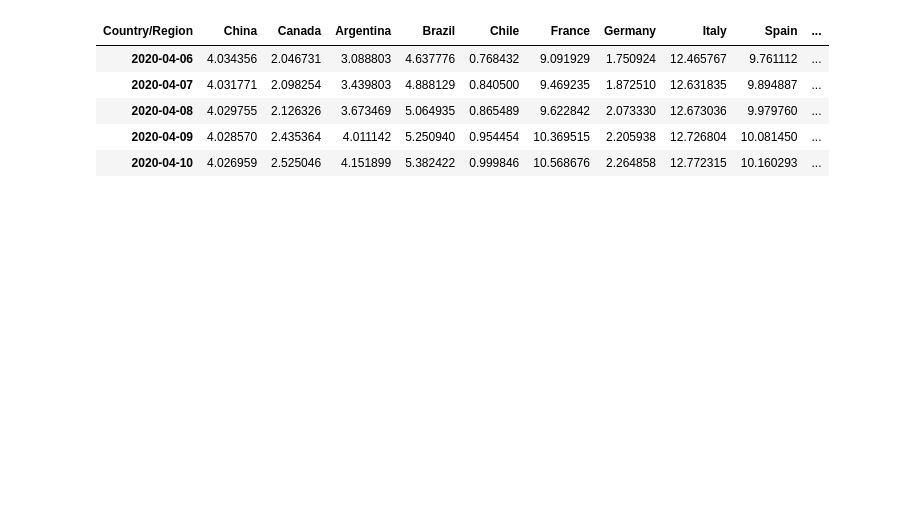
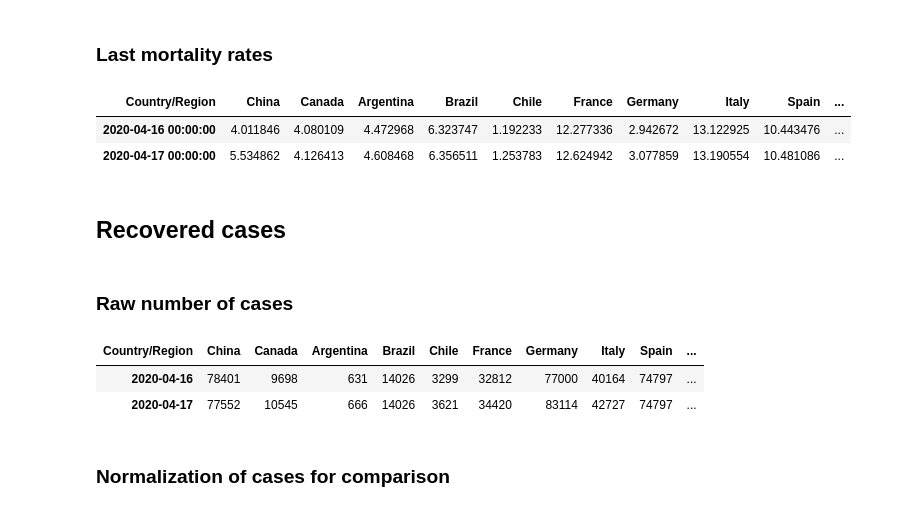
Before and after one commit to ymarsaud/covid, a Jupyter notebook: covid_analysis.ipynb, the cells around one changed output. Cells and saved outputs as stored; diff of their text form; code cells hidden in the pictures; blank space fills up the shorter version.

```diff
--- a/covid_analysis.ipynb
+++ b/covid_analysis.ipynb
@@ -90,5 +173,5 @@ confirmed = prepare_data(data_confirmed,pays,to_agregate)
 # %%
-confirmed_norm = normalize_and_timeserie(confirmed,n)
-title = "Covid-19 : Confirmed cases for "+str(10**n)
-confirmed_norm.plot(title=title)
+confirmed_norm = normalize(confirmed,n)
+#confirmed_norm.plot(title=title)
+plot_with_plotly(confirmed_norm,meta)
 # %% [output]
@@ -115,5 +198,5 @@ death = prepare_data(data,pays,to_agregate)
 # %%
-death_norm = normalize_and_timeserie(death,n)
-title = "Covid-19 : Death cases for "+str(10**n)
-death_norm.plot(title=title)
+death_norm = normalize(death,n)
+#death_norm.plot(title=title)
+plot_with_plotly(death_norm,meta)
 # %% [output]
@@ -140,9 +218,10 @@ death_rate.plot(title = title)
+# %% [markdown]
+### Last mortality rates
 # %%
-death_rate.tail()
+death_rate.tail(2)
 # %% [output]
 | Country/Region | China | Canada | Argentina | Brazil | Chile | France | Germany | Italy | Spain | ... |
-| 2020-04-06 | 4.034356 | 2.046731 | 3.088803 | 4.637776 | 0.768432 | 9.091929 | 1.750924 | 12.465767 | 9.761112 | ... |
-| 2020-04-07 | 4.031771 | 2.098254 | 3.439803 | 4.888129 | 0.840500 | 9.469235 | 1.872510 | 12.631835 | 9.894887 | ... |
-| 2020-04-08 | 4.029755 | 2.126326 | 3.673469 | 5.064935 | 0.865489 | 9.622842 | 2.073330 | 12.673036 | 9.979760 | ... |
-| 2020-04-09 | 4.028570 | 2.435364 | 4.011142 | 5.250940 | 0.954454 | 10.369515 | 2.205938 | 12.726804 | 10.081450 | ... |
-| 2020-04-10 | 4.026959 | 2.525046 | 4.151899 | 5.382422 | 0.999846 | 10.568676 | 2.264858 | 12.772315 | 10.160293 | ... |
+| 2020-04-16 00:00:00 | 4.011846 | 4.080109 | 4.472968 | 6.323747 | 1.192233 | 12.277336 | 2.942672 | 13.122925 | 10.443476 | ... |
+| 2020-04-17 00:00:00 | 5.534862 | 4.126413 | 4.608468 | 6.356511 | 1.253783 | 12.624942 | 3.077859 | 13.190554 | 10.481086 | ... |
+# %% [markdown]
+## Recovered cases
@@ -148,0 +231,10 @@ death_rate.tail()
+# %% [markdown]
+### Raw number of cases
+# %%
+recovered.transpose().tail(2)
+# %% [output]
+| Country/Region | China | Canada | Argentina | Brazil | Chile | France | Germany | Italy | Spain | ... |
+| 2020-04-16 | 78401 | 9698 | 631 | 14026 | 3299 | 32812 | 77000 | 40164 | 74797 | ... |
+| 2020-04-17 | 77552 | 10545 | 666 | 14026 | 3621 | 34420 | 83114 | 42727 | 74797 | ... |
+# %% [markdown]
+### Normalization of cases for comparison
```
Also changed, not shown: parts of 30 cells of this notebook, 10 other files.
